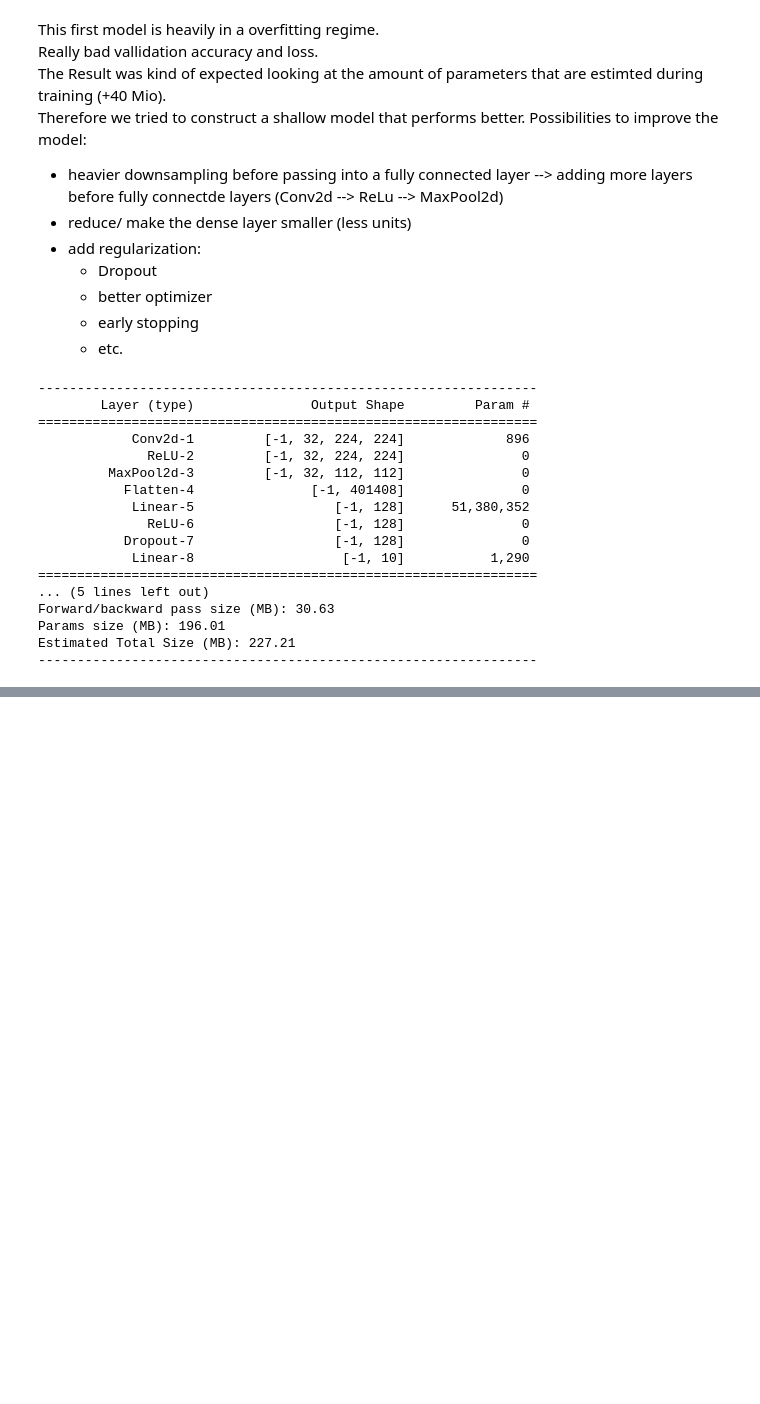
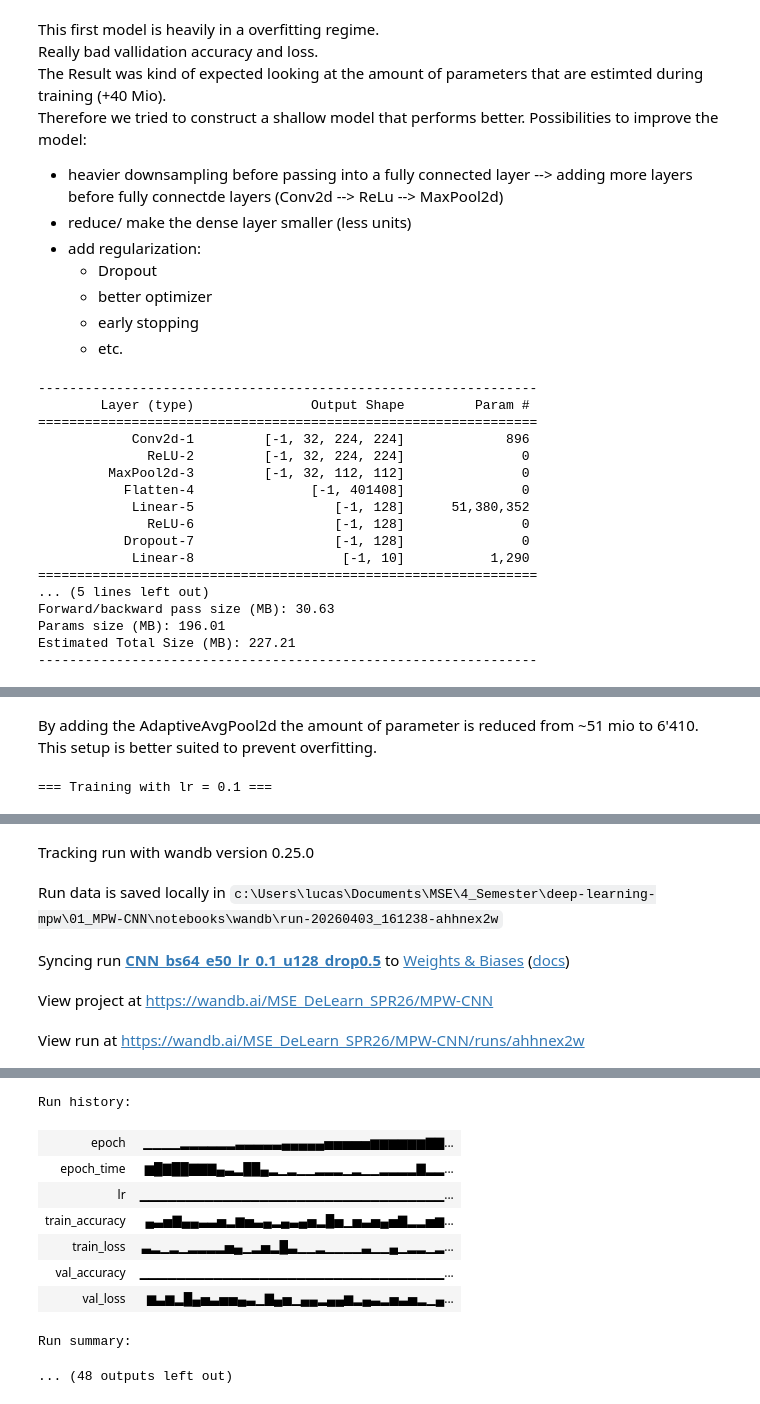
Before and after one commit to jdemidova/deep-learning-mpw, a Jupyter notebook: 01_MPW-CNN/notebooks/CNN-archiutecture-testing.ipynb, the cells around one changed output, grey strips where cells are left out. Drawn from its saved outputs; the diff is of its cells as text; code cells hidden in the pictures; blank space fills up the shorter version.

```diff
--- a/01_MPW-CNN/notebooks/CNN-archiutecture-testing.ipynb
+++ b/01_MPW-CNN/notebooks/CNN-archiutecture-testing.ipynb
@@ -325,0 +360,4 @@ Epoch 29: Train cost: 2.3945, accuracy: 0.0973, Validation cost: 2.368, accuracy
+# %%
+model = improved_model(128, 0.5) # no need for to(device), it breaks when running on Apple mps chip
+from torchsummary import summary
+summary(model, (3,224,224),device='cpu')
@@ -325,0 +382,49 @@ Epoch 29: Train cost: 2.3945, accuracy: 0.0973, Validation cost: 2.368, accuracy
+# %% [markdown]
+By adding the AdaptiveAvgPool2d the amount of parameter is reduced from ~51 mio to 6'410.\
+This setup is better suited to prevent overfitting.
+# %%
+batch_size = 64 # default batch size, can be tuned as a hyperparameter.
+nepochs = 50
+units = 128 # default number of units in the fully connected layer, can be tuned as a hyperparameter
+wd = 1e-4 # default weight decay value for Adam optimizer, can be tuned as a hyperparameter
+lrs = [0.1, 0.01, 0.001, 0.0001]
+
+results = {}
+
+for lr in lrs:
+    print(f"\n=== Training with lr = {lr} ===")
+
+    # re-initialize model every time!
+    model = improved_model(units, drop=0.5)
+
+    # using Adam optimizer
+    optimizer = torch.optim.Adam(
+        params=model.parameters(),
+        lr=lr,
+        weight_decay=wd
+    )
+
+    run_name = f"CNN_bs{batch_size}_e{nepochs}_lr_{lr}_u{units}_drop0.5"
+
+    cost_train, cost_valid, acc_train, acc_valid = train_eval(
+        model,
+        optimizer,
+        nepochs,
+        batch_size,
+        train_dataset,
+        val_dataset,
+        device,
+        entity='MSE_DeLearn_SPR26',
+        project='MPW-CNN',
+        run_name=run_name,
+        use_wandb=True
+    )
+
+    results[lr] = {
+        "train_loss": cost_train,
+        "val_loss": cost_valid,
+        "train_acc": acc_train,
+        "val_acc": acc_valid
+    }
+# %% [output]
+=== Training with lr = 0.1 ===
@@ -325,0 +432,5 @@ Epoch 29: Train cost: 2.3945, accuracy: 0.0973, Validation cost: 2.368, accuracy
+Tracking run with wandb version 0.25.0
+Run data is saved locally in c:\Users\lucas\Documents\MSE\4_Semester\deep-learning-mpw\01_MPW-CNN\notebooks\wandb\run-20260403_161238-ahhnex2w
+Syncing run CNN_bs64_e50_lr_0.1_u128_drop0.5 to Weights & Biases (docs)
+View project at https://wandb.ai/MSE_DeLearn_SPR26/MPW-CNN
+View run at https://wandb.ai/MSE_DeLearn_SPR26/MPW-CNN/runs/ahhnex2w
@@ -325,0 +455,10 @@ Epoch 29: Train cost: 2.3945, accuracy: 0.0973, Validation cost: 2.368, accuracy
+Run history:
+| epoch | ▁▁▁▁▂▂▂▂▂▂▃▃▃▃▃▄▄▄▄▄▅▅▅▅▅▆▆▆▆▆▆▇▇... |
+| epoch_time | ▆█▇██▇▇▇▄▃▂██▄▂▁▂▁▁▂▂▂▁▂▁▁▂▂▂▂▇▂▂... |
+| lr | ▁▁▁▁▁▁▁▁▁▁▁▁▁▁▁▁▁▁▁▁▁▁▁▁▁▁▁▁▁▁▁▁▁... |
+| train_accuracy | ▄▃▅▇▄▄▃▃▅▂▆▅▃▄▂▄▃▄▅▂█▅▁▅▃▅▄▅▇▂▂▅▆... |
+| train_loss | ▃▂▁▂▁▂▂▂▂▅▄▁▂▅▂█▃▁▁▂▁▁▁▁▃▁▁▄▁▂▂▁▂... |
+| val_accuracy | ▁▁▁▁▁▁▁▁▁▁▁▁▁▁▁▁▁▁▁▁▁▁▁▁▁▁▁▁▁▁▁▁▁... |
+| val_loss | ▆▃▆▂█▄▅▃▅▅▄▃▁▇▄▅▁▄▄▂▄▄▆▂▄▃▂▅▃▅▂▁▄... |
+Run summary:
+... (48 outputs left out)
```
Also changed, not shown: parts of 6 cells of this notebook, 1 other file.
